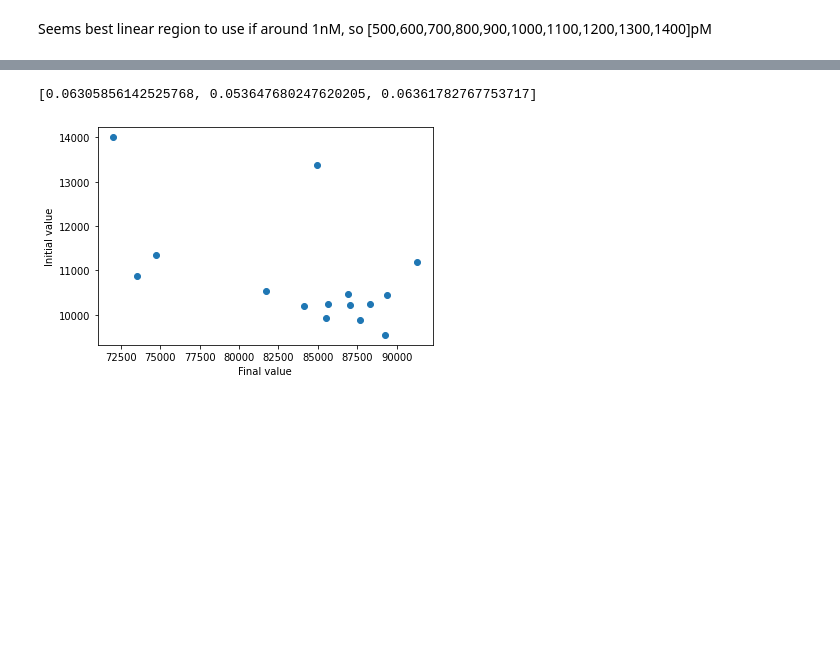
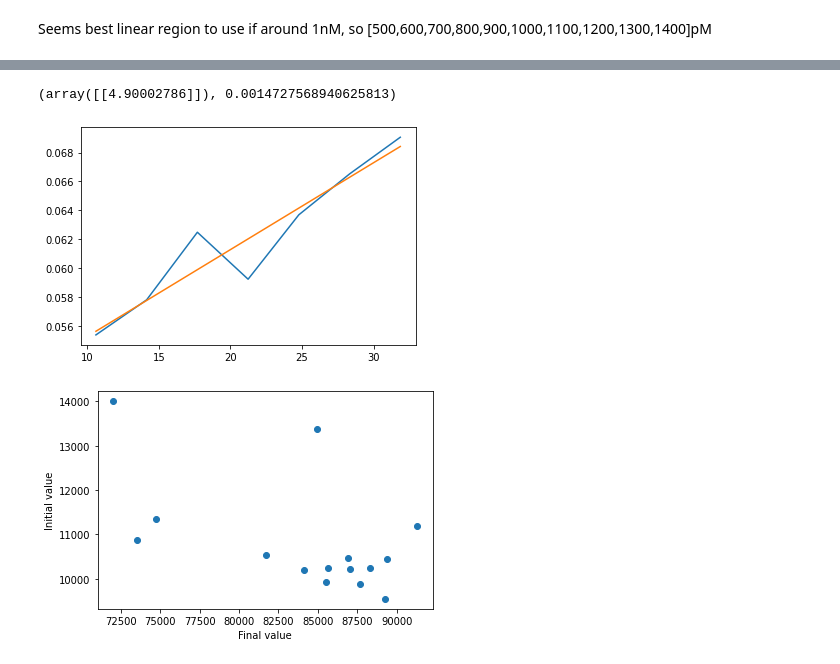
Before and after one commit to brendanhuo/IIB_project, a Jupyter notebook: LoD_analysis.ipynb, the cells around one changed output, grey strips where cells are left out. Cells and saved outputs as stored; diff of their text form; code cells hidden in the pictures; blank space fills up the shorter version.

Commit message:
Small change to model

```diff
--- a/LoD_analysis.ipynb
+++ b/LoD_analysis.ipynb
@@ -533,9 +555,17 @@ minimum, conclower, concupper
-# %%
-len(ks)
-len(ks[::-1][1:4]), len(concs[1+1:4])
-ks[::-1][0:3]
-# %% [output]
-[0.06305856142525768, 0.053647680247620205, 0.06361782767753717]
+# %%
+from sklearn.linear_model import LinearRegression
+X = np.array(concs[1+conclower:concupper+1]).reshape(-1,1)
+y = np.array(ks[::-1])[conclower:concupper].reshape(-1,1)
+reg = LinearRegression().fit(X,y)
+grad = reg.coef_
+std = np.std(reg.predict(X) - y)
+limitD = 2 * std / grad
+plt.plot(X,y)
+plt.plot(X,reg.predict(X))
+limitD, std
+# %% [output]
+(array([[4.90002786]]), 0.0014727568940625813)
+[figure, added]
 # %%
 x= np.array(Trip_mean)[1:, -1]
 y= np.array(Trip_mean)[1:, 0]
```
Also changed, not shown: parts of 16 cells of this notebook, 6 other files.
